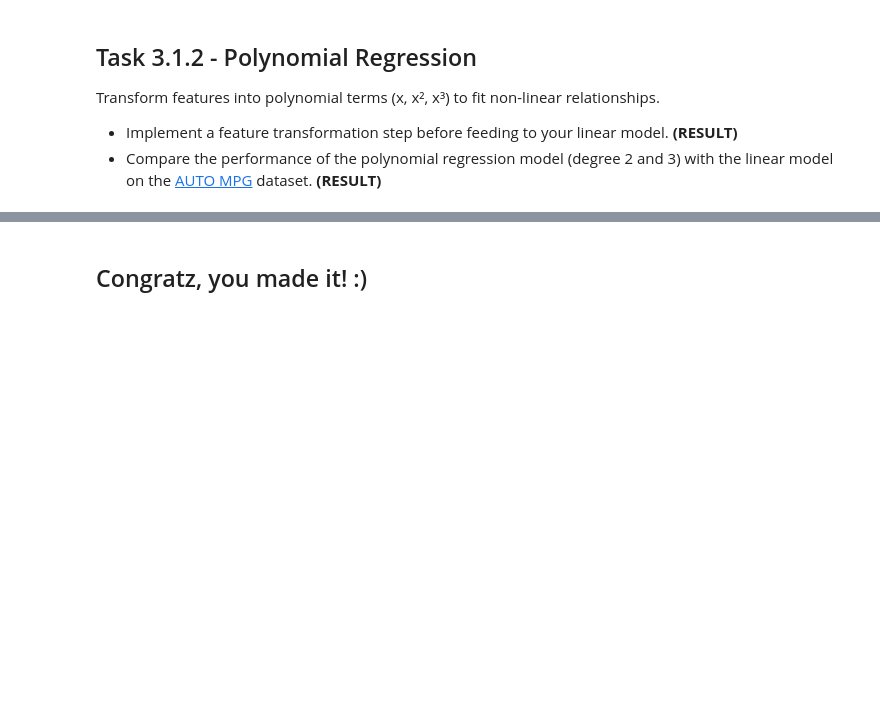
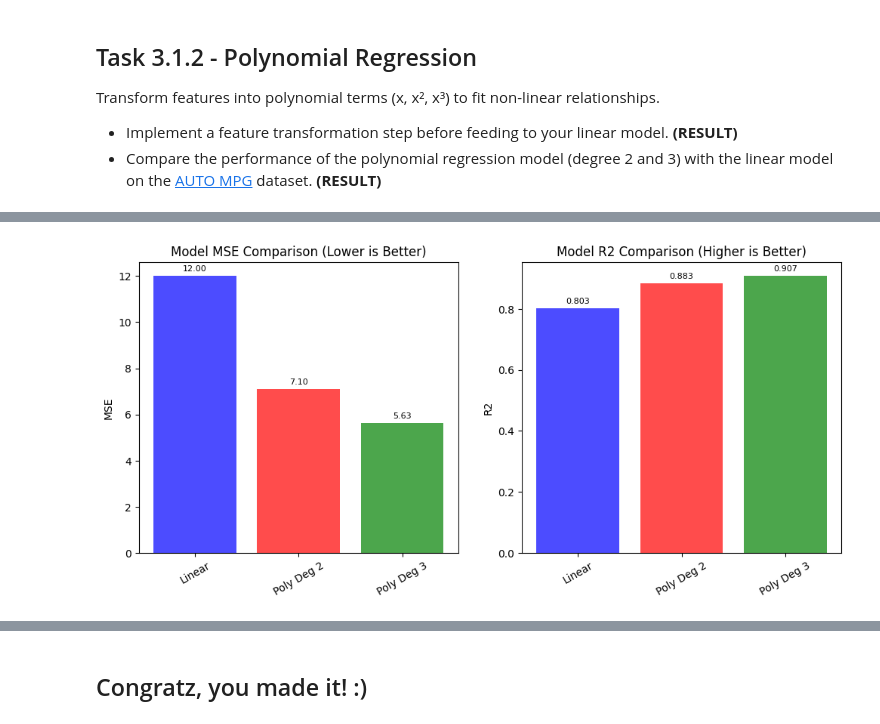
Before and after one commit to theRealProHacker/machine-learning, a Jupyter notebook: assignment03_1.ipynb, the cells around one changed output, grey strips where cells are left out. Drawn from its saved outputs; the diff is of its cells as text; code cells hidden in the pictures; blank space fills up the shorter version.

```diff
--- a/assignment03_1.ipynb
+++ b/assignment03_1.ipynb
@@ -104,0 +236,82 @@ class PolynomialRegression:
+# %%
+# Compare polynomial regression with linear regression
+
+learning_rate=0.01
+n_iterations=200
+
+# linear regression
+reg = LinearRegression(learning_rate, n_iterations)
+reg.fit(X, Y)
+
+print("Linear Regression:")
+print("MSE:", reg.mean_squared_error(X, Y))
+print("R2:", reg.r2_score(X, Y))
+print("Final Training Loss:", reg.losses[-1])
+print()
+
+# polynomial regression
+poly_reg = PolynomialRegression(degree=2, learning_rate=learning_rate, n_iterations=n_iterations)
+poly_reg.fit(X, Y)
+
+label = f"Polynomial Regression (deg {poly_reg.degree})"
+print(label)
+print("MSE:", poly_reg.mean_squared_error(X, Y))
+print("R2:", poly_reg.r2_score(X, Y))
+print("Final Training Loss:", poly_reg.linear_model.losses[-1])
+print()
+
+poly_reg3 = PolynomialRegression(degree=3, learning_rate=learning_rate, n_iterations=n_iterations)
+poly_reg3.fit(X, Y)
+
+label3 = f"Polynomial Regression (deg {poly_reg3.degree})"
+print(label3)
+print("MSE:", poly_reg3.mean_squared_error(X, Y))
+print("R2:", poly_reg3.r2_score(X, Y))
+print("Final Training Loss:", poly_reg3.linear_model.losses[-1])
+print()
+
+# Plots for MSE and R2
+models = ['Linear', 'Poly Deg 2', 'Poly Deg 3']
+mses = [reg.mean_squared_error(X, Y), poly_reg.mean_squared_error(X, Y), poly_reg3.mean_squared_error(X, Y)]
+r2s = [reg.r2_score(X, Y), poly_reg.r2_score(X, Y), poly_reg3.r2_score(X, Y)]
+
+x = np.arange(len(models))
+fig, (ax_mse, ax_r2) = plt.subplots(1, 2, figsize=(12, 5))
+
+print("Higher degrees improve performance:")
+
+# MSE plot
+bars1 = ax_mse.bar(x, mses, color=['b', 'r', 'g'], alpha=0.7)
+ax_mse.set_xticks(x)
+ax_mse.set_xticklabels(models, rotation=30)
+ax_mse.set_ylabel('MSE')
+ax_mse.set_title('Model MSE Comparison (Lower is Better)')
+for bar in bars1:
+    h = bar.get_height()
+    ax_mse.annotate(f'{h:.2f}', xy=(bar.get_x() + bar.get_width() / 2, h),
+                    xytext=(0, 3), textcoords='offset points', ha='center', va='bottom', fontsize=8)
+
+# R2 plot
+bars2 = ax_r2.bar(x, r2s, color=['b', 'r', 'g'], alpha=0.7)
+ax_r2.set_xticks(x)
+ax_r2.set_xticklabels(models, rotation=30)
+ax_r2.set_ylabel('R2')
+ax_r2.set_title('Model R2 Comparison (Higher is Better)')
+for bar in bars2:
+    h = bar.get_height()
+    ax_r2.annotate(f'{h:.3f}', xy=(bar.get_x() + bar.get_width() / 2, h),
+                   xytext=(0, 3), textcoords='offset points', ha='center', va='bottom', fontsize=8)
+
+plt.show()
+
+# Plot training loss
+print("Gradient descend doesn't seem to go faster with polynomial features:")
+plt.plot(reg.losses, label="Linear Regression")
+plt.plot(poly_reg.linear_model.losses, label=label)
+plt.plot(poly_reg3.linear_model.losses, label=label3)
+plt.xlabel("Iteration")
+plt.ylabel("MSE Loss")
+plt.title("Gradient Descent Training Loss")
+plt.legend()
+plt.show()
+# %% [output]
@@ -104,0 +334 @@ class PolynomialRegression:
+[figure, added]
```
Also changed, not shown: parts of 7 cells of this notebook, 1 other file.
